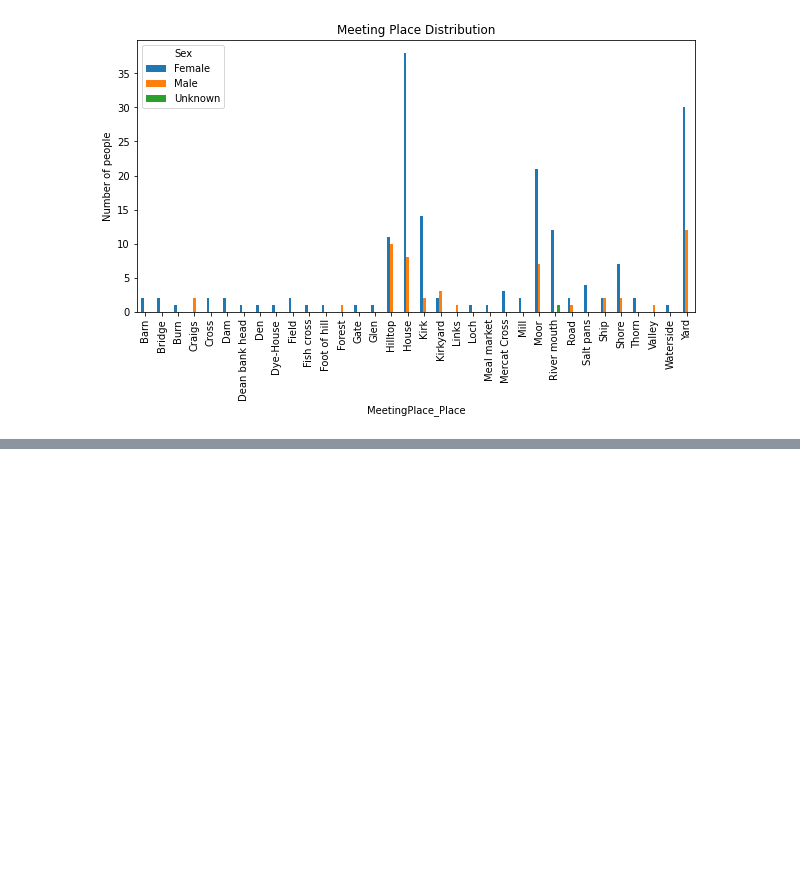
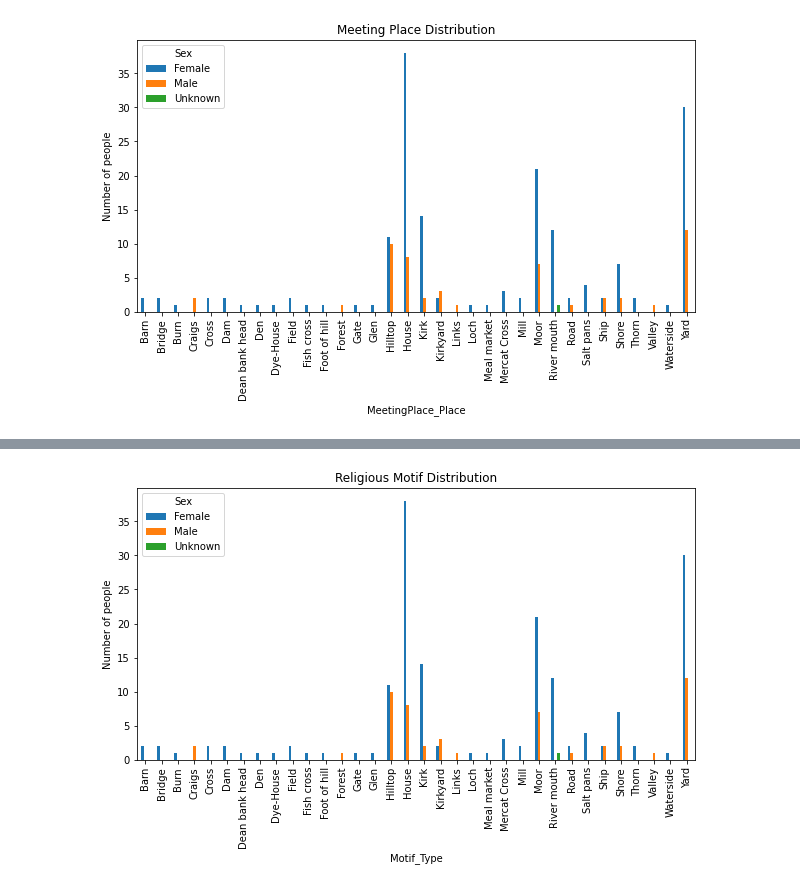
Before and after one commit to Baezhi/DS4_Group-14, a Jupyter notebook: analysis.ipynb, the cells around one changed output, grey strips where cells are left out. Cells and saved outputs as stored; diff of their text form; code cells hidden in the pictures; blank space fills up the shorter version.

Commit message:
Update analysis.ipynb
motif graph

```diff
--- a/analysis.ipynb
+++ b/analysis.ipynb
@@ -217,0 +241,3 @@ ritualObjects_R = ritualObjects_accuseds.merge(religiousMotifs,left_on="CaseRef"
+# %%
+ritualObjects_R_1 = ritualObjects_R.drop_duplicates(subset=['CaseRef', 'MotifRef'], keep='first')
+ritualObjects_R_1
@@ -218,3 +258,20 @@ ritualObjects_R = ritualObjects_accuseds.merge(religiousMotifs,left_on="CaseRef"
+# %%
+#Res_settlement without unknown & sex without unknown
+motif_1 = ritualObjects_R_1[['Motif_Type','Sex']]
+#meeting_sex = ritualObjects_M_1.loc[(ritualObjects_M_1['MeetingPlace_Place'] != 'Unknown') & (accuseds['Sex']!='Unknown')]
+motif_1=pd.crosstab(motif_1['Motif_Type'],motif_1['Sex'])
+hij = meeting_g.plot(kind='bar')
+plt.yticks(size = 13)
+plt.xticks(size = 13)
+plt.yticks(size = 10)
+plt.xticks(size = 10)
+plt.xlabel('Motif_Type',size = 10)
+plt.ylabel('Number of people',size = 10)
+plt.rcParams['figure.figsize'] = (10.0, 5.0)
+hij.set_title('Religious Motif Distribution')
+plt.show()
+# %% [output]
+[figure, added]
 # %%
 #combine ritualObjects_accuseds (have ritualObjects & Case & accused) and demonicPacts
 ritualObjects_D = ritualObjects_accuseds.merge(demonicPacts,left_on="CaseRef",right_on="CaseRef",suffixes = (False, False))
```
Also changed, not shown: parts of 3 cells of this notebook.
